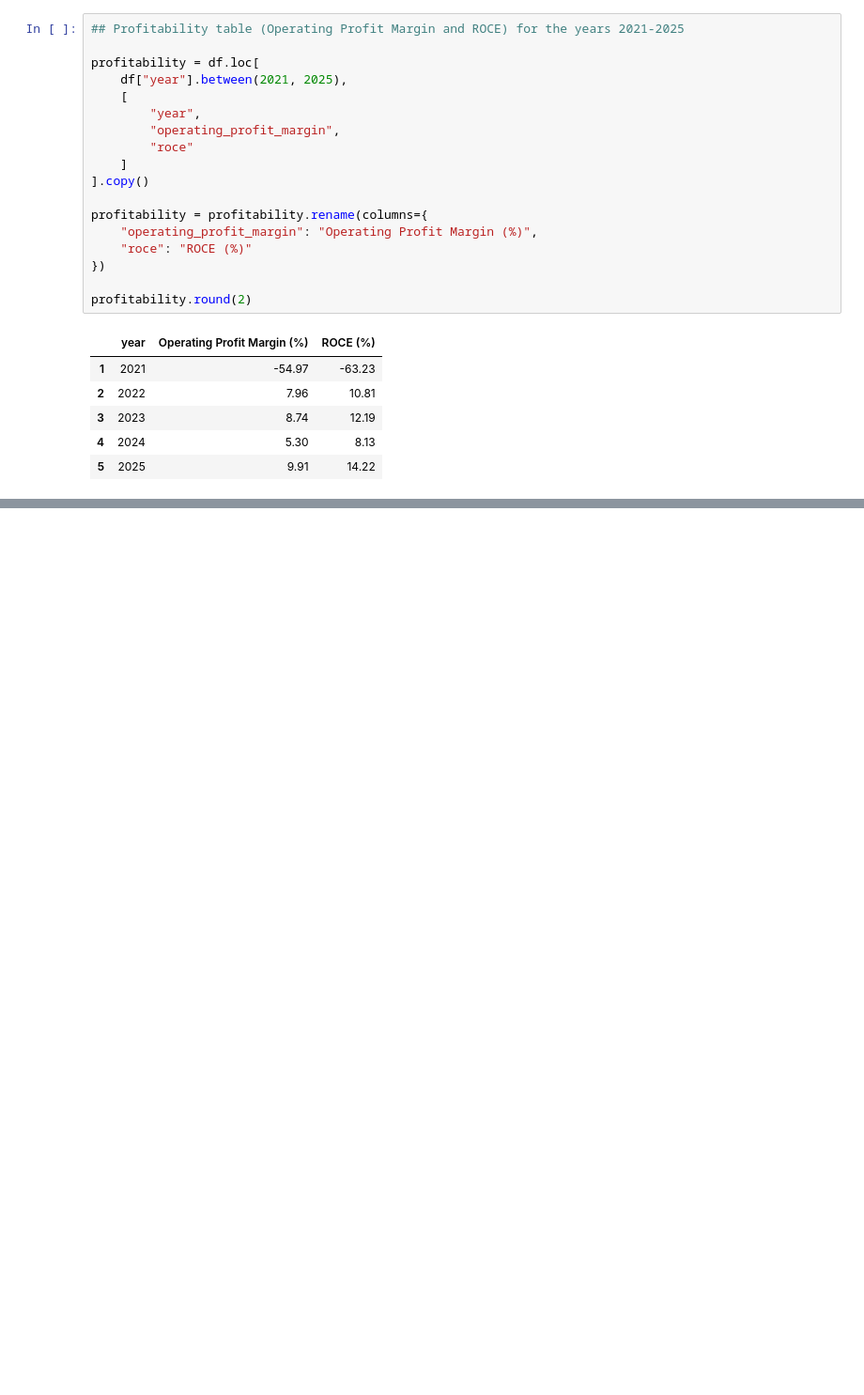
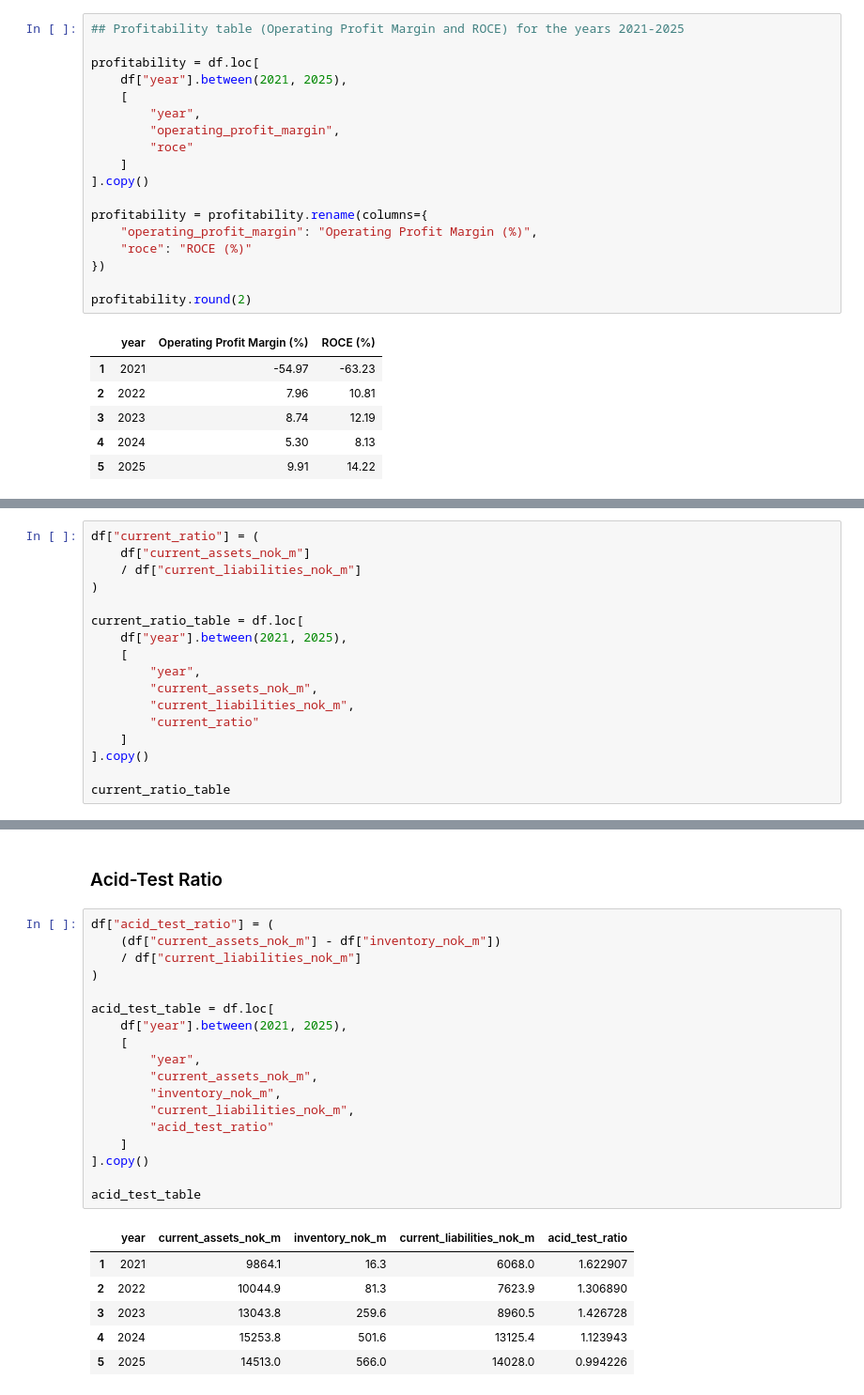
Before and after one commit to shiwa4656/BUD2_Group_project, a Jupyter notebook: bud2.ipynb, the cells around one changed output, grey strips where cells are left out. Shown at 94% size. Cells and saved outputs as stored; diff of their text form; blank space fills up the shorter version.

```diff
--- a/bud2.ipynb
+++ b/bud2.ipynb
@@ -121,0 +205,17 @@ profitability.round(2)
+# %%
+df["current_ratio"] = (
+    df["current_assets_nok_m"]
+    / df["current_liabilities_nok_m"]
+)
+
+current_ratio_table = df.loc[
+    df["year"].between(2021, 2025),
+    [
+        "year",
+        "current_assets_nok_m",
+        "current_liabilities_nok_m",
+        "current_ratio"
+    ]
+].copy()
+
+current_ratio_table
@@ -121,0 +229,27 @@ profitability.round(2)
+# %% [markdown]
+### Acid-Test Ratio
+# %%
+df["acid_test_ratio"] = (
+    (df["current_assets_nok_m"] - df["inventory_nok_m"])
+    / df["current_liabilities_nok_m"]
+)
+
+acid_test_table = df.loc[
+    df["year"].between(2021, 2025),
+    [
+        "year",
+        "current_assets_nok_m",
+        "inventory_nok_m",
+        "current_liabilities_nok_m",
+        "acid_test_ratio"
+    ]
+].copy()
+
+acid_test_table
+# %% [output]
+|  | year | current_assets_nok_m | inventory_nok_m | current_liabilities_nok_m | acid_test_ratio |
+| 1 | 2021 | 9864.1 | 16.3 | 6068.0 | 1.622907 |
+| 2 | 2022 | 10044.9 | 81.3 | 7623.9 | 1.306890 |
+| 3 | 2023 | 13043.8 | 259.6 | 8960.5 | 1.426728 |
+| 4 | 2024 | 15253.8 | 501.6 | 13125.4 | 1.123943 |
+| 5 | 2025 | 14513.0 | 566.0 | 14028.0 | 0.994226 |
```
Also changed, not shown: parts of 19 cells of this notebook.
